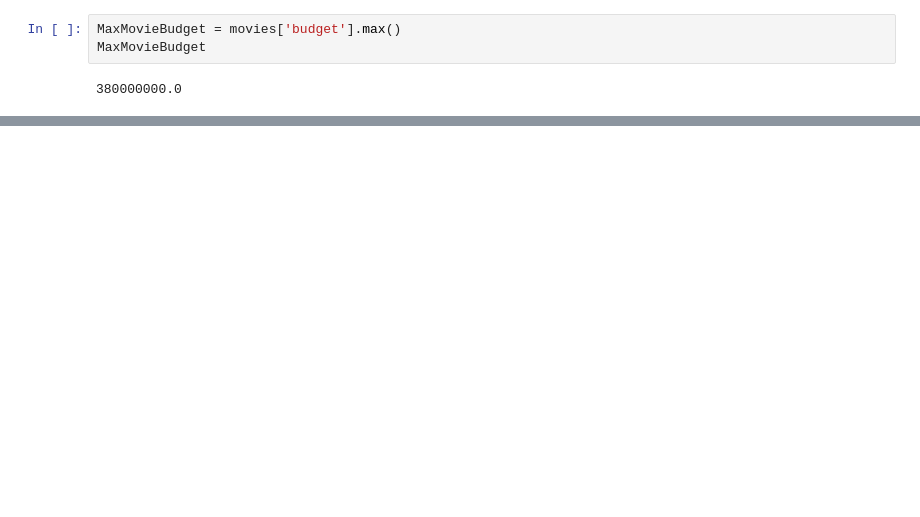
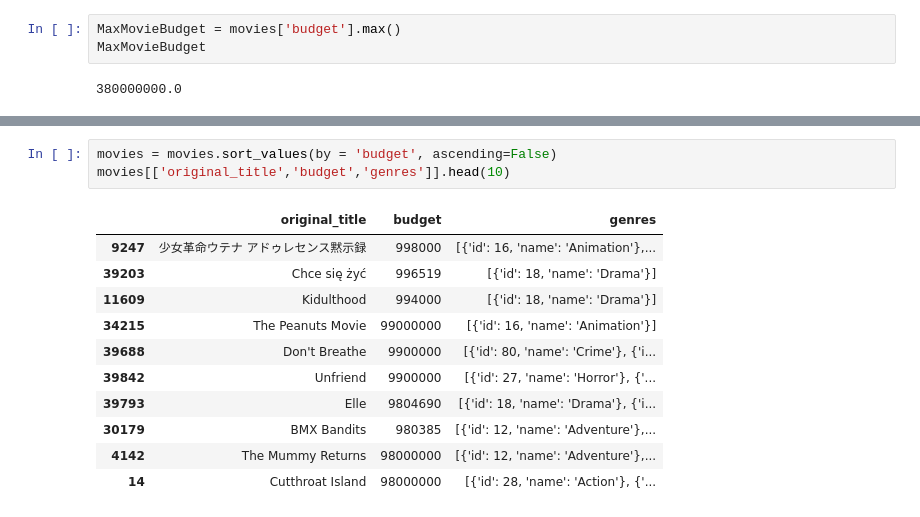
Before and after one commit to BillyYank/SPBGU-Analitics-2021, a Jupyter notebook: homeworks/DariaObukhova/24-11-2021/movies.ipynb, the cells around one changed output, grey strips where cells are left out. Drawn from its saved outputs; the diff is of its cells as text; blank space fills up the shorter version.

```diff
--- a/homeworks/DariaObukhova/24-11-2021/movies.ipynb
+++ b/homeworks/DariaObukhova/24-11-2021/movies.ipynb
@@ -74,0 +232,15 @@ MaxMovieBudget
+# %%
+movies = movies.sort_values(by = 'budget', ascending=False)
+movies[['original_title','budget','genres']].head(10)
+# %% [output]
+|  | original_title | budget | genres |
+| 9247 | 少女革命ウテナ アドゥレセンス黙示録 | 998000 | [{'id': 16, 'name': 'Animation'},... |
+| 39203 | Chce się żyć | 996519 | [{'id': 18, 'name': 'Drama'}] |
+| 11609 | Kidulthood | 994000 | [{'id': 18, 'name': 'Drama'}] |
+| 34215 | The Peanuts Movie | 99000000 | [{'id': 16, 'name': 'Animation'}] |
+| 39688 | Don't Breathe | 9900000 | [{'id': 80, 'name': 'Crime'}, {'i... |
+| 39842 | Unfriend | 9900000 | [{'id': 27, 'name': 'Horror'}, {'... |
+| 39793 | Elle | 9804690 | [{'id': 18, 'name': 'Drama'}, {'i... |
+| 30179 | BMX Bandits | 980385 | [{'id': 12, 'name': 'Adventure'},... |
+| 4142 | The Mummy Returns | 98000000 | [{'id': 12, 'name': 'Adventure'},... |
+| 14 | Cutthroat Island | 98000000 | [{'id': 28, 'name': 'Action'}, {'... |
```
Also changed, not shown: parts of 22 cells of this notebook.
